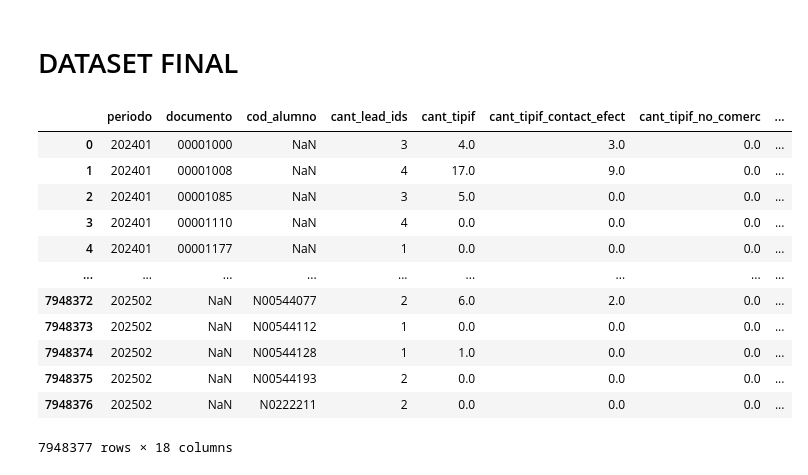
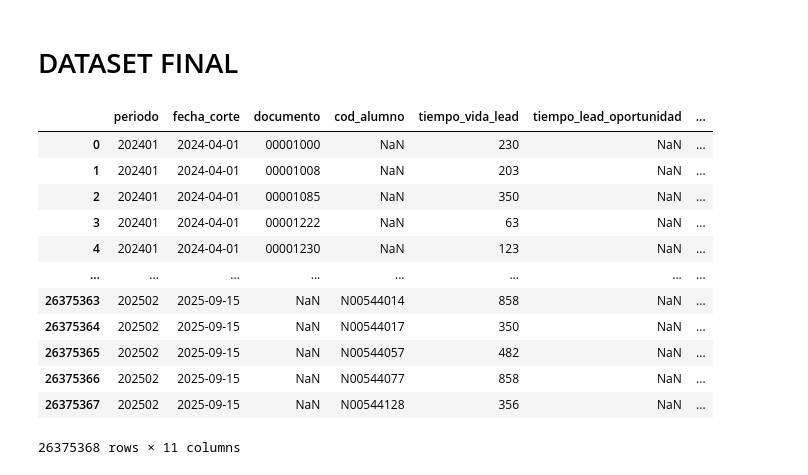
Before and after one commit to lrte-coe-data-analytics/modelo-zombies, a Jupyter notebook: notebooks/db_crm.ipynb, the cells around one changed output. Cells and saved outputs as stored; diff of their text form; code cells hidden in the pictures.

```diff
--- a/notebooks/crm.ipynb
+++ b/notebooks/db_crm.ipynb
@@ -135,7 +200,9 @@ df_tipif
 df_leads_periodo = pd.merge( df_leads[ [ 'lead_id' , 'opp_id' , 'contact_id' , 'fecha_lead' , 'documento' ] ] , df_contact[ [ 'contact_id' , 'documento' , 'cod_alumno' ] ] , how = 'left' , on = [ 'contact_id' ] )
 df_leads_periodo['documento'] = df_leads_periodo['documento_x'].fillna( df_leads_periodo['documento_y'] )
 
-df_leads_periodo = pd.merge( df_leads_periodo[ [ 'documento' , 'cod_alumno' , 'lead_id' , 'fecha_lead' ] ] , df_pers[ [ 'lead_id' , 'persona_id' ] ] , how = 'left' , on = [ 'lead_id' ] )
+df_leads_periodo = pd.merge( df_leads_periodo[ [ 'documento' , 'cod_alumno' , 'lead_id' , 'fecha_lead' , 'opp_id' ] ] , df_pers[ [ 'lead_id' , 'persona_id' ] ] , how = 'left' , on = [ 'lead_id' ] )
+df_leads_periodo = pd.merge( df_leads_periodo , df_opp[ [ 'opp_id' , 'fecha_opp' ] ] , how = 'left' , on = [ 'opp_id' ] )
+df_leads_periodo = pd.merge( df_leads_periodo , df_matr_pers , how = 'left' , on = [ 'persona_id' ] )
 
 df_pers_alumno = df_leads_periodo[ [ 'persona_id' , 'documento' , 'cod_alumno' ] ].copy()
 df_pers_alumno = df_pers_alumno.drop_duplicates().reset_index( drop = True )
@@ -145,8 +212,17 @@ for periodo in lista_periodos :
     fecha_inicio_periodo = dict_fechas_inicio_periodo[periodo]
     df_leads_periodo_temp = df_leads_periodo[ df_leads_periodo['fecha_lead'] < fecha_inicio_periodo ].copy()
     df_leads_periodo_temp['periodo'] = periodo
+    df_leads_periodo_temp['tiempo_vida_lead'] = ( fecha_inicio_periodo - df_leads_periodo_temp['fecha_lead'] ).dt.days
+    df_leads_periodo_temp['fecha_opp'] = np.where( df_leads_periodo_temp['fecha_opp'] < fecha_inicio_periodo , df_leads_periodo_temp['fecha_opp'] , np.datetime64('nat') )
+    df_leads_periodo_temp['tiempo_lead_oportunidad'] = ( df_leads_periodo_temp['fecha_opp'] - df_leads_periodo_temp['fecha_lead'] ).dt.days
+    df_leads_periodo_temp['fecha_pago_pm'] = np.where( df_leads_periodo_temp['fecha_pago_pm'] < fecha_inicio_periodo , df_leads_periodo_temp['fecha_pago_pm'] , np.datetime64('nat') )
+    df_leads_periodo_temp['fecha_pago_cm'] = np.where( df_leads_periodo_temp['fecha_pago_cm'] < fecha_inicio_periodo , df_leads_periodo_temp['fecha_pago_cm'] , np.datetime64('nat') )
     df_leads_periodo_temp = df_leads_periodo_temp.groupby( [ 'periodo' , 'persona_id' ] , as_index = False ).agg(
-        cant_lead_ids = ( 'lead_id' , 'nunique' ) ,
+        # cant_lead_ids = ( 'lead_id' , 'nunique' ) ,
+        tiempo_vida_lead = ( 'tiempo_vida_lead' , 'min' ) ,
+        tiempo_lead_oportunidad = ( 'tiempo_lead_oportunidad' , 'min' ) ,
+        fecha_pago_pm = ( 'fecha_pago_pm' , 'max' ) ,
+        fecha_pago_cm = ( 'fecha_pago_cm' , 'max' ) ,
     )
     lista_dfs.append( df_leads_periodo_temp )
 df_leads_periodo = pd.concat( lista_dfs , axis = 0 ).reset_index( drop = True )
@@ -229,0 +359,6 @@ df_tipif_periodo
+# %%
+df_cruce_tipif = pd.merge( df_tipif_periodo , df_tipif_corte , how = 'outer' , on = [ 'periodo' , 'persona_id' , 'fecha_corte' ] )
+
+df_cruce_tipif = df_cruce_tipif[ [ 'periodo' , 'persona_id' , 'fecha_corte' , 'cant_tipif_no_comerc' , 'cant_tipif_comerc' , 'cant_tipif_comerc_contact_efect' , 'ratio_tipif_comerc_contact_efect' , 'actividades_no_comerciales_post' ] ].copy()
+
+df_cruce_tipif
@@ -291,42 +450,35 @@ df_leads_tipif
 # %%
 df_final = df_leads_tipif.copy()
 
 cols_final = [
     'periodo',
+    'fecha_corte',
     'documento',
     'cod_alumno',
-    'cant_lead_ids',
-    'cant_tipif',
-    'cant_tipif_contact_efect',
-    'cant_tipif_no_comerc',
-    'cant_tipif_comerc',
-    'cant_tipif_comerc_contact_efect',
-    'fecha_prim_tipif',
-    'fecha_ult_tipif',
-    'fecha_prim_tipif_no_comerc',
-    'fecha_ult_tipif_no_comerc',
-    'fecha_prim_tipif_comerc_contact_efect',
-    'fecha_ult_tipif_comerc_contact_efect',
-    'ratio_tipif_contact_efect',
-    'ratio_tipif_comerc',
-    'ratio_tipif_comerc_contact_efect',
+    'tiempo_vida_lead',
+    'tiempo_lead_oportunidad',
+    'ratio_contactabilidad',
+    'actividades_no_comerciales_prev',
+    'actividades_no_comerciales_post',
+    'fecha_pago_pm',
+    'fecha_pago_cm',
 ]
 df_final = df_final[ cols_final ].copy()
 
 df_final
 # %% [output]
-|  | periodo | documento | cod_alumno | cant_lead_ids | cant_tipif | cant_tipif_contact_efect | cant_tipif_no_comerc | ... |
-| 0 | 202401 | 00001000 | NaN | 3 | 4.0 | 3.0 | 0.0 | ... |
-| 1 | 202401 | 00001008 | NaN | 4 | 17.0 | 9.0 | 0.0 | ... |
-| 2 | 202401 | 00001085 | NaN | 3 | 5.0 | 0.0 | 0.0 | ... |
-| 3 | 202401 | 00001110 | NaN | 4 | 0.0 | 0.0 | 0.0 | ... |
-| 4 | 202401 | 00001177 | NaN | 1 | 0.0 | 0.0 | 0.0 | ... |
-| ... | ... | ... | ... | ... | ... | ... | ... | ... |
-| 7948372 | 202502 | NaN | N00544077 | 2 | 6.0 | 2.0 | 0.0 | ... |
-| 7948373 | 202502 | NaN | N00544112 | 1 | 0.0 | 0.0 | 0.0 | ... |
-| 7948374 | 202502 | NaN | N00544128 | 1 | 1.0 | 0.0 | 0.0 | ... |
-| 7948375 | 202502 | NaN | N00544193 | 2 | 0.0 | 0.0 | 0.0 | ... |
-| 7948376 | 202502 | NaN | N0222211 | 2 | 0.0 | 0.0 | 0.0 | ... |
+|  | periodo | fecha_corte | documento | cod_alumno | tiempo_vida_lead | tiempo_lead_oportunidad | ... |
+| 0 | 202401 | 2024-04-01 | 00001000 | NaN | 230 | NaN | ... |
+| 1 | 202401 | 2024-04-01 | 00001008 | NaN | 203 | NaN | ... |
+| 2 | 202401 | 2024-04-01 | 00001085 | NaN | 350 | NaN | ... |
+| 3 | 202401 | 2024-04-01 | 00001222 | NaN | 63 | NaN | ... |
+| 4 | 202401 | 2024-04-01 | 00001230 | NaN | 123 | NaN | ... |
+| ... | ... | ... | ... | ... | ... | ... | ... |
+| 26375363 | 202502 | 2025-09-15 | NaN | N00544014 | 858 | NaN | ... |
+| 26375364 | 202502 | 2025-09-15 | NaN | N00544017 | 350 | NaN | ... |
+| 26375365 | 202502 | 2025-09-15 | NaN | N00544057 | 482 | NaN | ... |
+| 26375366 | 202502 | 2025-09-15 | NaN | N00544077 | 858 | NaN | ... |
+| 26375367 | 202502 | 2025-09-15 | NaN | N00544128 | 356 | NaN | ... |
-7948377 rows × 18 columns
+26375368 rows × 11 columns
 # %%
 pq.write_table( pa.Table.from_pandas( df_final ) , ruta_output_pq )
```
Also changed, not shown: parts of 11 cells of this notebook, 3 other files.
